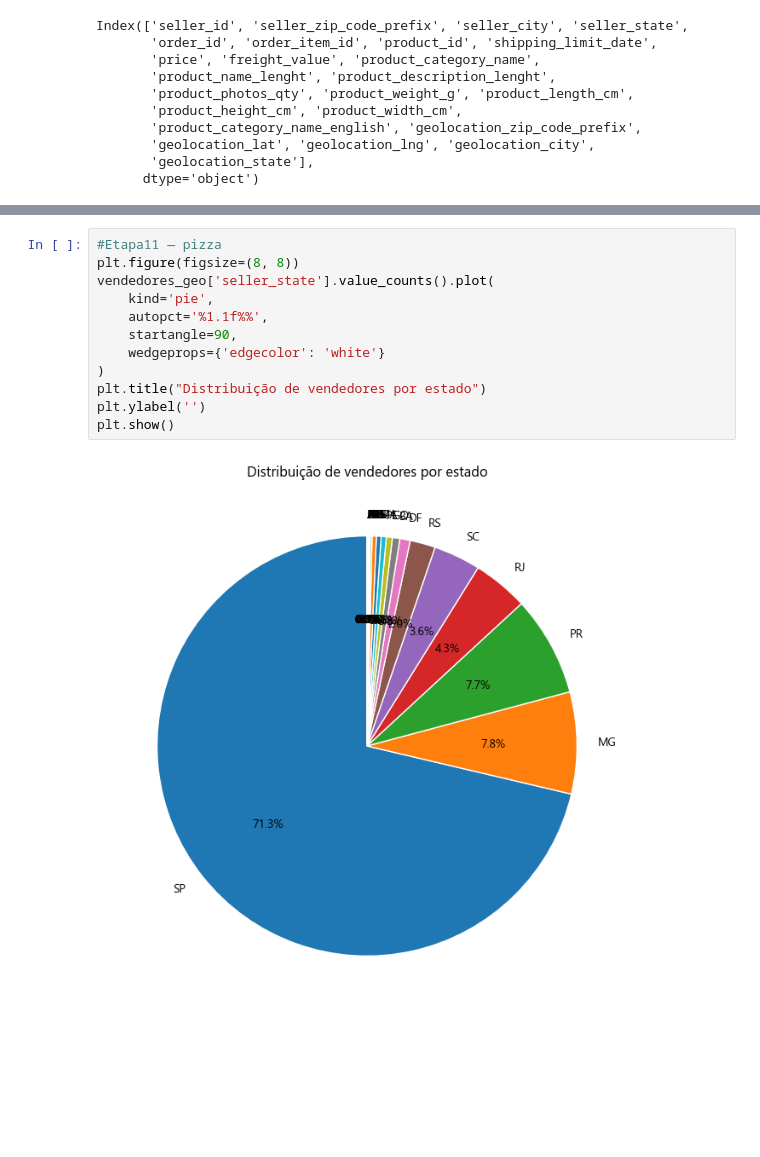
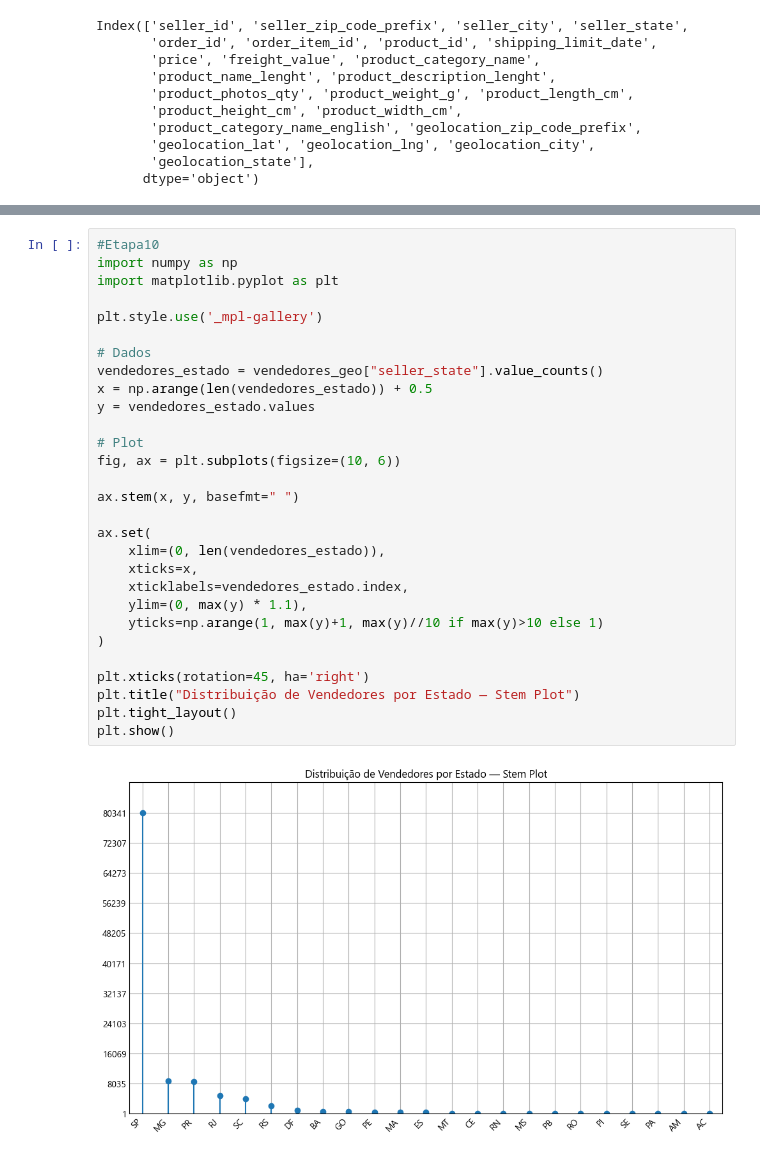
Before and after one commit to wandbalbino/EcommerceOlist, a Jupyter notebook: AnaliseOlist.ipynb, the cells around one changed output, grey strips where cells are left out. Cells and saved outputs as stored; diff of their text form; blank space fills up the shorter version.

```diff
--- a/AnaliseOlist.ipynb
+++ b/AnaliseOlist.ipynb
@@ -159,14 +155,31 @@ plt.show()
 # %%
-#Etapa11 — pizza
-plt.figure(figsize=(8, 8))
-vendedores_geo['seller_state'].value_counts().plot(
-    kind='pie',
-    autopct='%1.1f%%',
-    startangle=90,
-    wedgeprops={'edgecolor': 'white'}
+#Etapa10
+import numpy as np
+import matplotlib.pyplot as plt
+
+plt.style.use('_mpl-gallery')
+
+# Dados
+vendedores_estado = vendedores_geo["seller_state"].value_counts()
+x = np.arange(len(vendedores_estado)) + 0.5
+y = vendedores_estado.values
+
+# Plot
+fig, ax = plt.subplots(figsize=(10, 6))
+
+ax.stem(x, y, basefmt=" ")
+
+ax.set(
+    xlim=(0, len(vendedores_estado)),
+    xticks=x,
+    xticklabels=vendedores_estado.index,
+    ylim=(0, max(y) * 1.1),
+    yticks=np.arange(1, max(y)+1, max(y)//10 if max(y)>10 else 1)
 )
-plt.title("Distribuição de vendedores por estado")
-plt.ylabel('')
+
+plt.xticks(rotation=45, ha='right')
+plt.title("Distribuição de Vendedores por Estado — Stem Plot")
+plt.tight_layout()
 plt.show()
 # %% [output]
-[figure, old version]
+[figure, new version]
```
Also changed, not shown: parts of 7 cells of this notebook.
